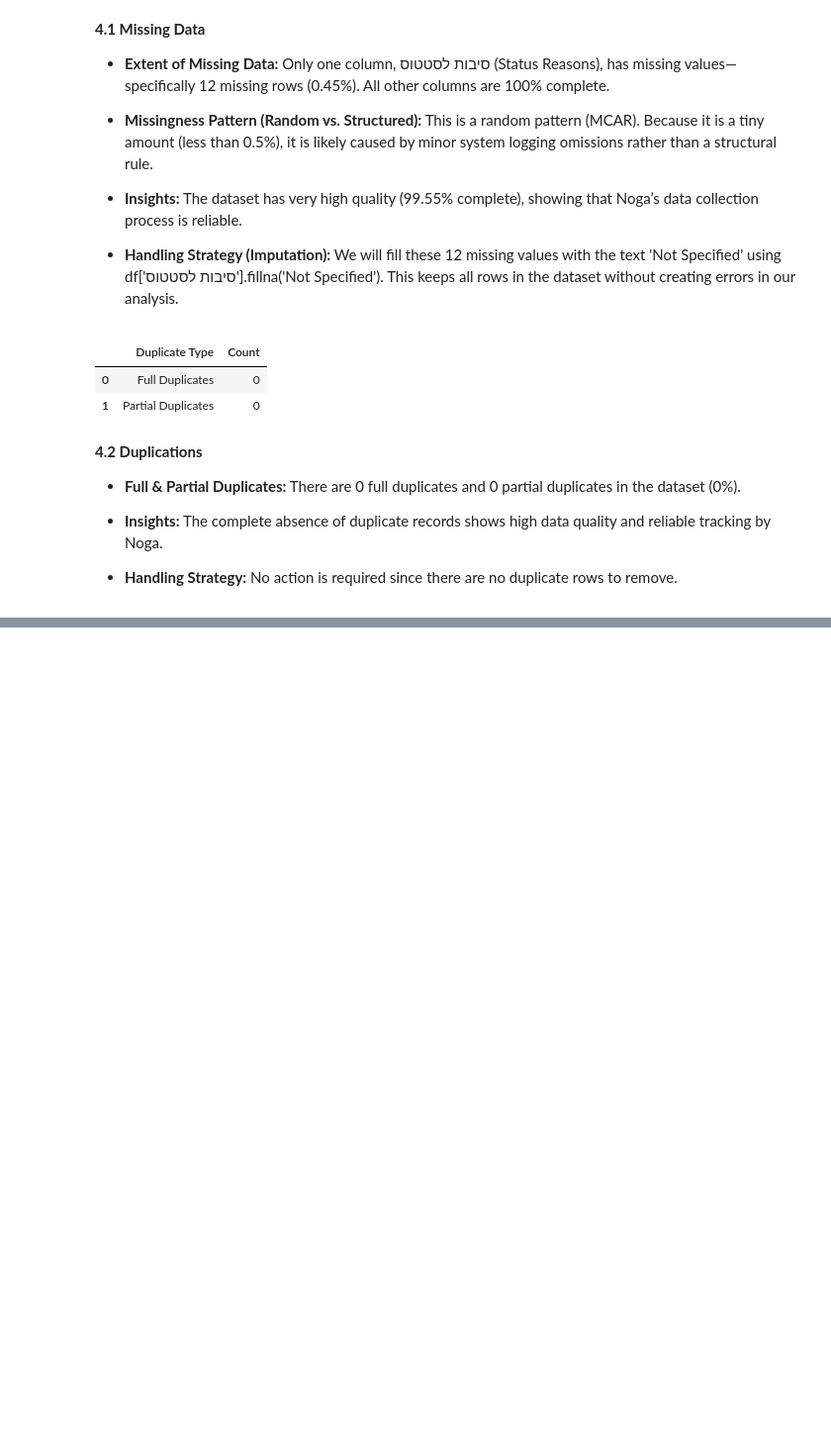
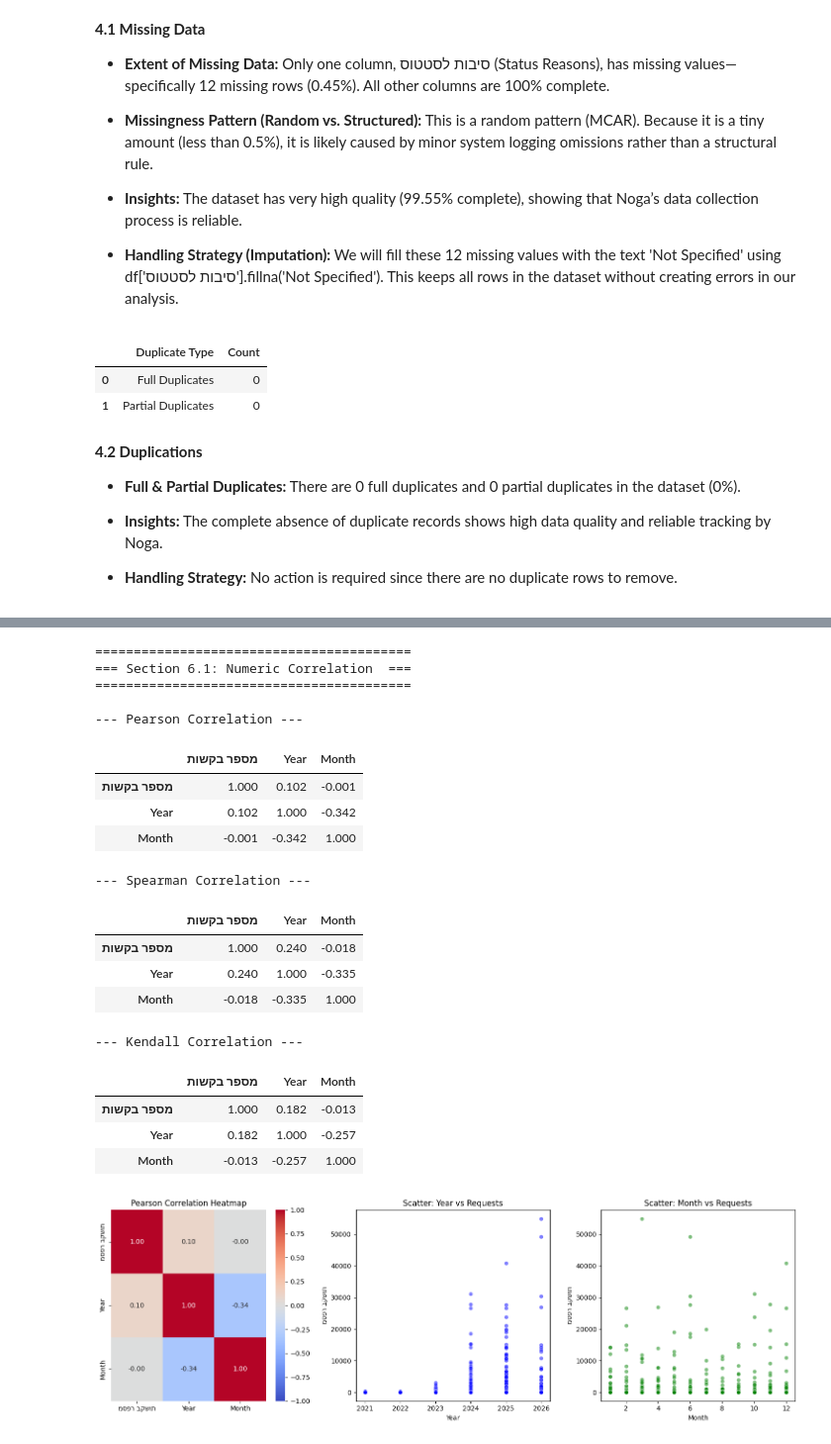
Before and after one commit to idoalltime-glitch/data-science-ex1-Ido-Wazana., a Jupyter notebook: data_science_ex1_Ido_Wazana.ipynb, the cells around one changed output, grey strips where cells are left out. Shown at 99% size. Cells and saved outputs as stored; diff of their text form; code cells hidden in the pictures; blank space fills up the shorter version.

```diff
--- a/data_science_ex1_Ido_Wazana.ipynb
+++ b/data_science_ex1_Ido_Wazana.ipynb
@@ -20,7 +25,7 @@ import os
 import time
 import pandas as pd
 
-file_name = 'electricity_data.xlsx'
+file_name = '/content/drive/MyDrive/03 - studies shit /04 - מדע נתונים /electricity_data.xlsx'
 
 # --- 3.1 File Analysis ---
 file_size_bytes = os.path.getsize(file_name)
@@ -149,0 +454,71 @@ No action is required since there are no duplicate rows to remove.
+# %%
+import pandas as pd
+import seaborn as sns
+import matplotlib.pyplot as plt
+
+# 1. חילוץ חודש ושנה כדי שיהיו לנו עמודות מספריות נוספות לקורלציה
+if 'שנה/ חודש' in df.columns:
+    df['Year'] = df['שנה/ חודש'].dt.year
+    df['Month'] = df['שנה/ חודש'].dt.month
+
+# 2. סינון ה-DataFrame כך שיכיל רק עמודות מספריות
+numeric_df = df.select_dtypes(include=['int64', 'float64', 'int32'])
+
+print("=========================================")
+print("=== Section 6.1: Numeric Correlation  ===")
+print("=========================================\n")
+
+# --- מטריצות קורלציה (Pearson, Spearman, Kendall) ---
+print("--- Pearson Correlation ---")
+pearson_corr = numeric_df.corr(method='pearson')
+display(pearson_corr.round(3))
+
+print("\n--- Spearman Correlation ---")
+spearman_corr = numeric_df.corr(method='spearman')
+display(spearman_corr.round(3))
+
+print("\n--- Kendall Correlation ---")
+kendall_corr = numeric_df.corr(method='kendall')
+display(kendall_corr.round(3))
+
+# --- יצירת גרפים: מפת חום וגרפי פיזור ---
+plt.figure(figsize=(15, 5))
+
+# מפת חום לקורלציית פירסון
+plt.subplot(1, 3, 1)
+sns.heatmap(pearson_corr, annot=True, cmap='coolwarm', fmt=".2f", vmin=-1, vmax=1)
+plt.title("Pearson Correlation Heatmap")
+
+# גרף פיזור 1: שנה מול כמות בקשות
+plt.subplot(1, 3, 2)
+sns.scatterplot(data=df, x='Year', y='מספר בקשות', alpha=0.5, color='blue')
+plt.title("Scatter: Year vs Requests")
+
+# גרף פיזור 2: חודש מול כמות בקשות
+plt.subplot(1, 3, 3)
+sns.scatterplot(data=df, x='Month', y='מספר בקשות', alpha=0.5, color='green')
+plt.title("Scatter: Month vs Requests")
+
+plt.tight_layout()
+plt.show()
+# %% [output]
+=========================================
+=== Section 6.1: Numeric Correlation  ===
+=========================================
+
+--- Pearson Correlation ---
+|  | מספר בקשות | Year | Month |
+| מספר בקשות | 1.000 | 0.102 | -0.001 |
+| Year | 0.102 | 1.000 | -0.342 |
+| Month | -0.001 | -0.342 | 1.000 |
+--- Spearman Correlation ---
+|  | מספר בקשות | Year | Month |
+| מספר בקשות | 1.000 | 0.240 | -0.018 |
+| Year | 0.240 | 1.000 | -0.335 |
+| Month | -0.018 | -0.335 | 1.000 |
+--- Kendall Correlation ---
+|  | מספר בקשות | Year | Month |
+| מספר בקשות | 1.000 | 0.182 | -0.013 |
+| Year | 0.182 | 1.000 | -0.257 |
+| Month | -0.013 | -0.257 | 1.000 |
+[figure, added]
```
Also changed, not shown: parts of 20 cells of this notebook.
